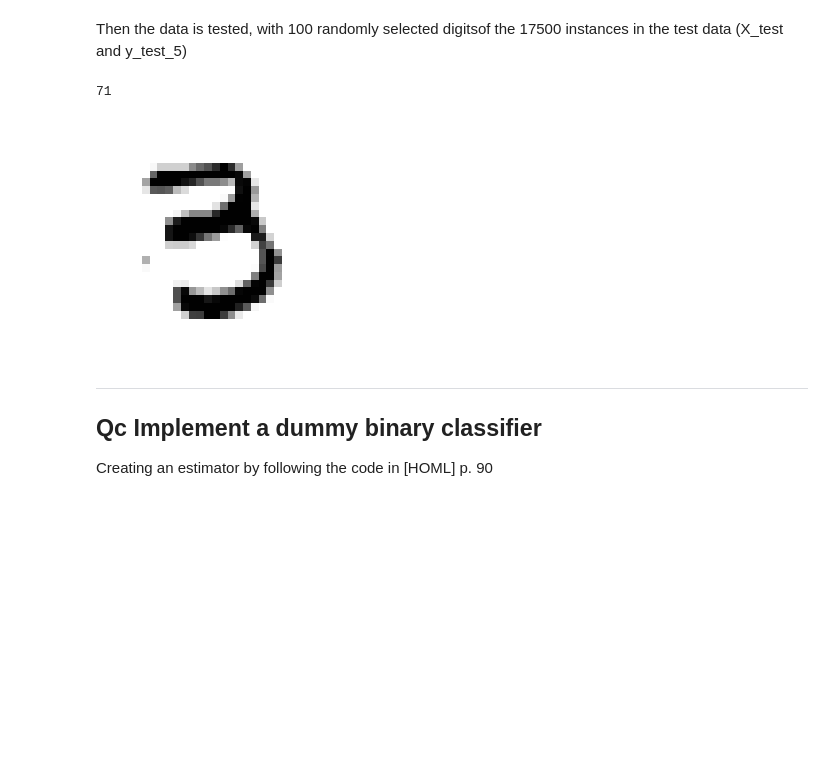
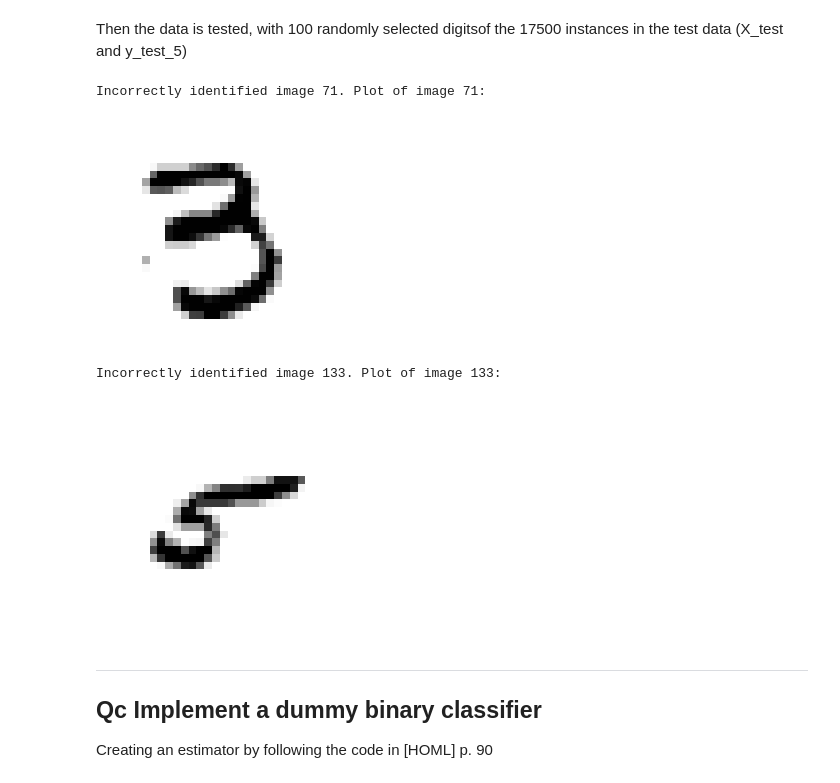
Before and after one commit to Loreos/ML, a Jupyter notebook: O1/O1.ipynb, the cells around one changed output. Cells and saved outputs as stored; diff of their text form; code cells hidden in the pictures; blank space fills up the shorter version.

```diff
--- a/O1/O1.ipynb
+++ b/O1/O1.ipynb
@@ -921,19 +921,21 @@ Then the data is tested, with 100 randomly selected digitsof the 17500 instances
 # %%
 import numpy as np
 
-incorrect = [] #Initialize array of incorrect matches
-for i in range(100):
+incorrect = [] #Initialize array of incorrect matches, either false positive or false negative
+for i in range(140):
     pred = sgd_classifier.predict(X_test[i, :].reshape(1, -1))
 
     if pred != y_test_5[i]:
         incorrect.append(i)
 
 for i in incorrect:
-    print(i)
+    print(f"Incorrectly identified image {i}. Plot of image {i}:")
     MNIST_PlotDigit(X_test[i, :])
 # %% [output]
-71
+Incorrectly identified image 71. Plot of image 71:
 [figure]
+Incorrectly identified image 133. Plot of image 133:
+[figure, added]
 # %% [markdown]
 ___
 ## Qc Implement a dummy binary classifier
```
Also changed, not shown: parts of 17 cells of this notebook.
